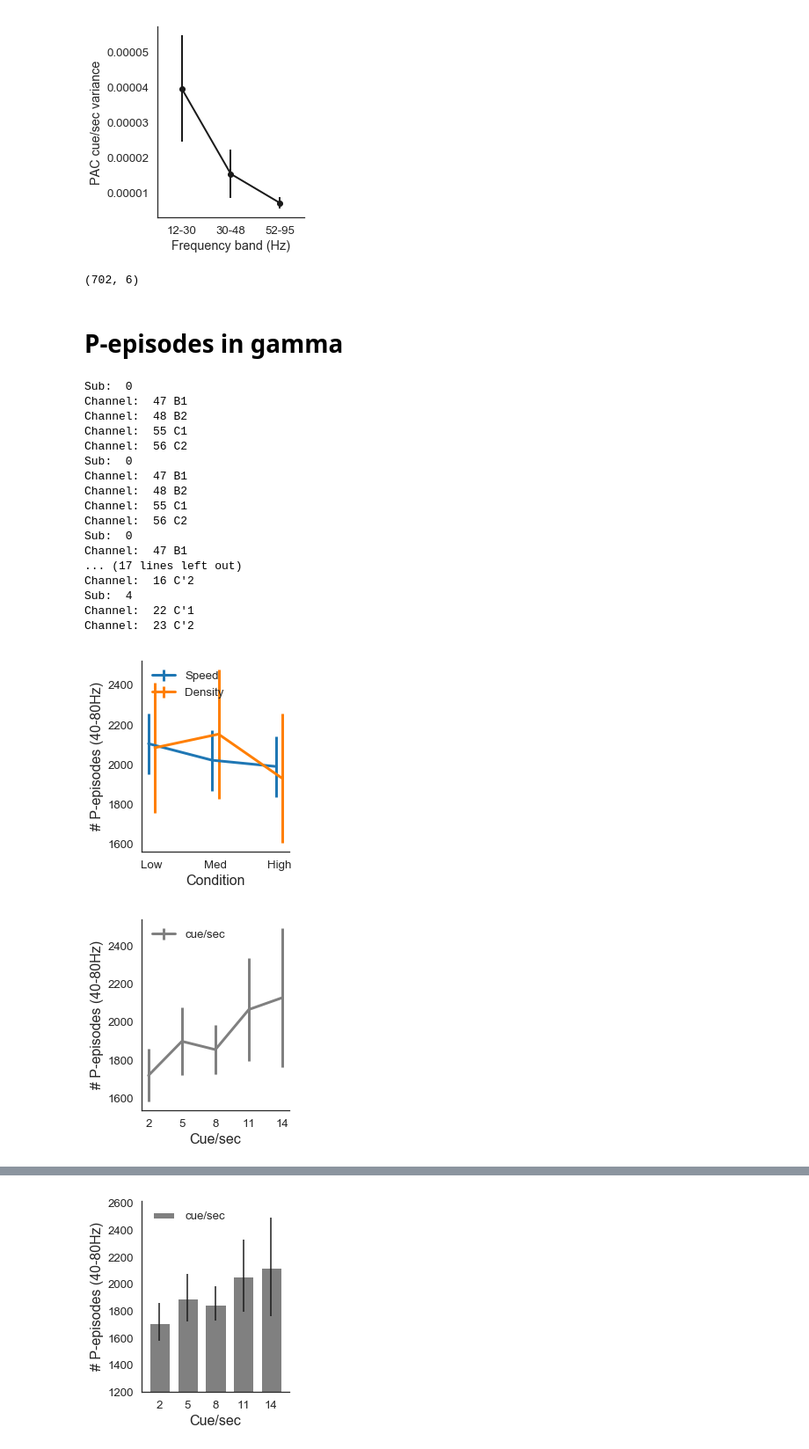
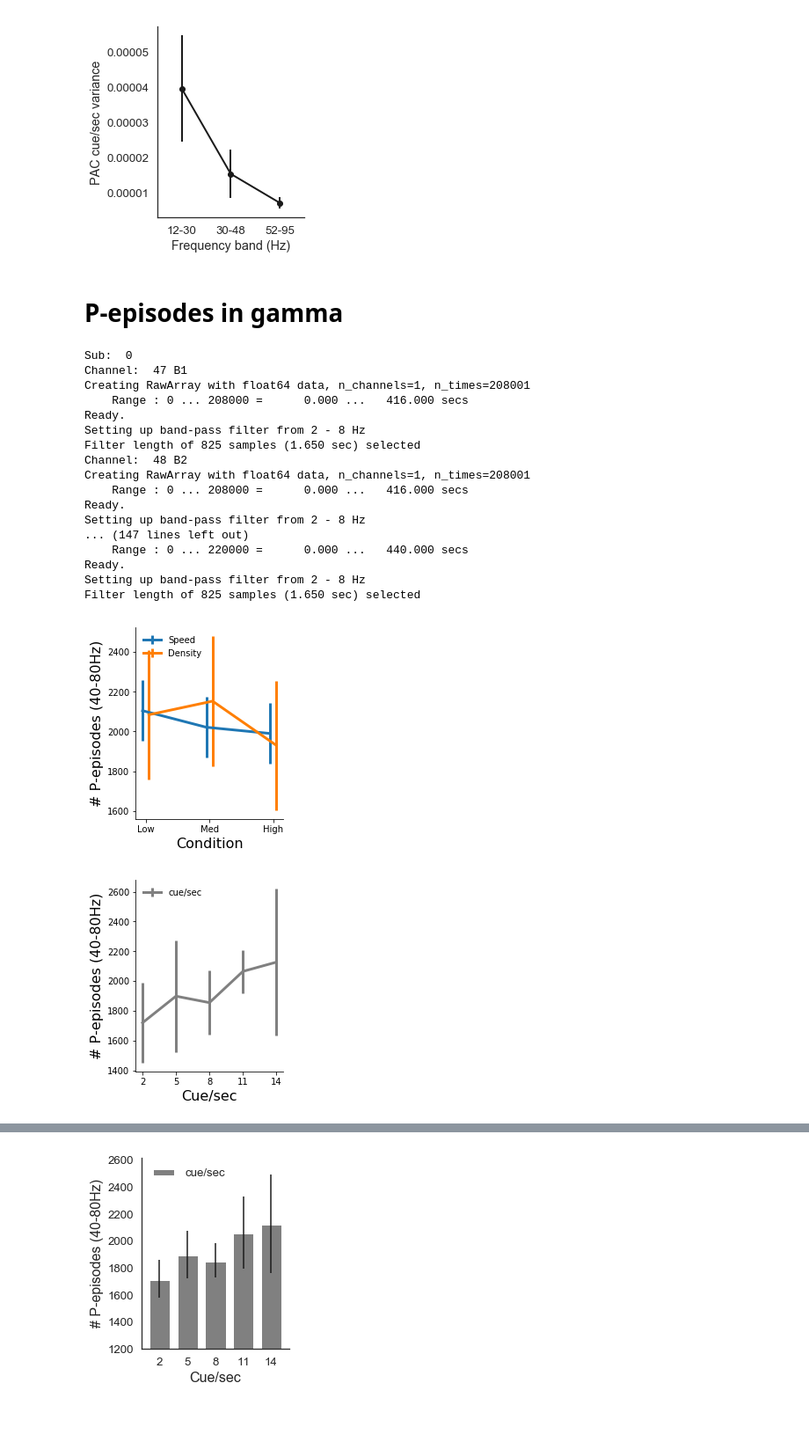
Before and after one commit to DiogoSantosPata/normaliser, a Jupyter notebook: V2_Analisys.ipynb, the cells around one changed output, grey strips where cells are left out. Shown: that part at 88% size. Saved outputs shown, nothing was run; the diff lists cells and outputs as text; code cells hidden in the pictures; blank space fills up the shorter version.

```diff
--- a/V2_Analisys.ipynb
+++ b/V2_Analisys.ipynb
@@ -998,5 +997,7 @@ plt.tight_layout()
 # %%
 ### Save the number of peaks in each PAC distribution (phase theta ,  amplitude 40-80Hz )
+peaks_pac_distance = []
+peaks_pac_count = []
 peaks_pac_dist = []
 for ii in range(len(save_amp_in_phase[3]['bs'])):
     bbss = save_amp_in_phase[3]['bs'][ii]
@@ -1005,8 +1006,12 @@ for ii in range(len(save_amp_in_phase[3]['bs'])):
     pac_dist_smooth = smooth_psd(pac_dist, sz=40, sigma=2)
     peak_pac_dist = scipy.signal.find_peaks(pac_dist_smooth)[0]
     peaks_pac_dist.append( phase_rad[peak_pac_dist] )
+    peaks_pac_count.append( peak_pac_dist.size )
+    peaks_pac_distance.append(  np.diff(peak_pac_dist[:int(peak_pac_dist.size/2)] ) )
 
 
 peaks_pac_dist = np.array(peaks_pac_dist)
+peaks_pac_count = np.array(peaks_pac_count)
+peaks_pac_distance = np.array(peaks_pac_distance)
 # %%
 # sub	density	speed	cuesec	cuesec_w	kb	n_pac_peaks
@@ -1032,0 +1054,5 @@ condition_coherence = np.array(condition_coherence)
+# %%
+n_cycles = np.median(pac_peak_count,axis=0)
+n_cycles = stats.zscore(n_cycles,axis=1)
+plt.pcolor( n_cycles )
+plt.colorbar()
@@ -1203,21 +1247,13 @@ plt.xlim(-.5,2.5)
 # %% [output]
 (-0.5, 2.5)
 [figure]
-# %%
-# df = save_log_pacs[ii]['log_pac'].groupby('sub')['kb']
-# dff_norm = (df-df.min())/(df.max()-df.min())
-# (df-df.min())/(df.max()-df.min())
-
-save_log_pacs[ii]['log_pac'].values.shape
-# %% [output]
-(702, 6)
 # %% [markdown]
 # P-episodes in gamma
 # %%
 low_amp_freq = 40
 high_amp_freq = 80
 
-
+phase_of_p_episodes = []  # save theta phase of each P-episode
 log_p_episodes = []
 for ii in ttl_info_dict:
 
@@ -1255,9 +1291,10 @@ for ii in ttl_info_dict:
 #             power_zs[power_zs>=2.] = 2
 #             power_zs[power_zs<2.] = 0
 
-
+            theta_phase = hilbert_transform_get_component(tmp_lfp, raw.info['sfreq'], 2,8, 'phase')
             percentile_95 = np.percentile(power[:,4000:-2000],95,axis=1)
 
+            tmp_phase_of_p_episodes = []
             for trial_n in range(len(trials)):
 
                 total_pepi_counts_in_this_trial = 0
@@ -1273,39 +1310,42 @@ for ii in ttl_info_dict:
                     bina_pow_conv =  np.convolve(bina_pow, np.ones((time_threshold,))/time_threshold, mode='same')
 
                     p_episode_idx = np.where( bina_pow_conv > 0 )[0]
-                    counts = np.where( np.logical_and(  p_episode_idx > trials[trial_n] , p_episode_idx < trials[trial_n]+(raw.info['sfreq']*3)   ) )[0].size
+                    list_of_P_episodes = np.where( np.logical_and(  p_episode_idx > trials[trial_n] , p_episode_idx < trials[trial_n]+(raw.info['sfreq']*3)   ) )[0]
+                    counts = list_of_P_episodes.size
                     total_pepi_counts_in_this_trial += counts
+                    tmp_phase_of_p_episodes.append(   theta_phase[list_of_P_episodes] )
 
-                cs = tmp_dd[tmp_density[trial_n]]/tmp_dur[tmp_speed[trial_n]]
+                cs = unii[trial_n]#  dd[density[trial_n]]/dur[speed[trial_n]]
                 csw = np.argmin(np.abs(cs-np.linspace(2,14,5)))
-                log_p_episodes.append( [ttl_info_dict[ii]['subject'], tmp_density[trial_n], tmp_speed[trial_n], cs, csw, total_pepi_counts_in_this_trial] )
-
+                log_p_episodes.append( [ttl_info_dict[ii]['subject'], density[trial_n], speed[trial_n], cs, csw, total_pepi_counts_in_this_trial] )
+                phase_of_p_episodes.append(  np.concatenate(tmp_phase_of_p_episodes)  )
 
 log_p_episodes = pd.DataFrame(log_p_episodes, columns=['sub','density','speed','cuesec','cuesec_w','p_epi_counts'] )
+phase_of_p_episodes = np.array(phase_of_p_episodes)
 # %% [output]
 Sub:  0
 Channel:  47 B1
+Creating RawArray with float64 data, n_channels=1, n_times=208001
+    Range : 0 ... 208000 =      0.000 ...   416.000 secs
+Ready.
+Setting up band-pass filter from 2 - 8 Hz
+Filter length of 825 samples (1.650 sec) selected
 Channel:  48 B2
-Channel:  55 C1
-Channel:  56 C2
-Sub:  0
-Channel:  47 B1
-Channel:  48 B2
-Channel:  55 C1
-Channel:  56 C2
-Sub:  0
-Channel:  47 B1
-... (17 lines left out)
-Channel:  16 C'2
-Sub:  4
-Channel:  22 C'1
-Channel:  23 C'2
+Creating RawArray with float64 data, n_channels=1, n_times=208001
+    Range : 0 ... 208000 =      0.000 ...   416.000 secs
+Ready.
+Setting up band-pass filter from 2 - 8 Hz
+... (147 lines left out)
+    Range : 0 ... 220000 =      0.000 ...   440.000 secs
+Ready.
+Setting up band-pass filter from 2 - 8 Hz
+Filter length of 825 samples (1.650 sec) selected
 # %%
 fig = plt.figure()
 ax = fig.add_subplot(111)
 fig.set_figheight(4)
 fig.set_figwidth(3)
-sns.set(font_scale=1.2, style='white')
+# sns.set(font_scale=1.2, style='white')
 
 mmm = log_p_episodes.groupby(['speed','sub']).mean()['p_epi_counts'].unstack().T.median()
 sss = log_p_episodes.groupby(['speed','sub']).mean()['p_epi_counts'].unstack().T.values.std()  #log_p_episodes.groupby(['speed','sub']).mean()['p_epi_counts'].unstack().T.std()
@@ -1325,33 +1365,35 @@ plt.xticks(range(3), ['Low','Med','High']);
 
 # plt.ylim(38.7,39.2)
 # %% [output]
-[figure, old version]
+[figure, new version]
 # %%
 fig = plt.figure()
 ax = fig.add_subplot(111)
 fig.set_figheight(4)
 fig.set_figwidth(3)
-sns.set(font_scale=1.2, style='white')
+# sns.set(font_scale=1.2, style='white')
 
 # mmm = log_p_episodes.groupby(['cuesec_w','sub']).mean()['p_epi_counts'].unstack().T.median()
 # sss = log_p_episodes.groupby(['cuesec_w','sub']).mean()['p_epi_counts'].unstack().T.values.std() #log_p_episodes.groupby(['cuesec_w','sub']).mean()['p_epi_counts'].unstack().T.std()
 
 mmm = np.median(log_p_episodes.groupby(['cuesec_w','sub']).median()['p_epi_counts'].unstack().T.values,axis=0)
-sss = stats.sem(log_p_episodes.groupby(['cuesec_w','sub']).median()['p_epi_counts'].unstack().T.values,axis=0)
+# sss = stats.sem(log_p_episodes.groupby(['cuesec_w','sub']).median()['p_epi_counts'].unstack().T.values,axis=0)
+sss = statsmodels.robust.scale.mad(log_p_episodes.groupby(['cuesec_w','sub']).median()['p_epi_counts'].unstack().T.values)
+
 
 plt.errorbar(  np.linspace(2,14,mmm.size), mmm, yerr=sss, label='cue/sec', linewidth=3, color=plo['cuesec_color'] )
 
 
 
 ax.spines['right'].set_visible(False)
 ax.spines['top'].set_visible(False)
 plt.sca(ax)
 plt.legend( frameon=False, loc='upper left')
 plt.xlabel('Cue/sec', fontsize=16)
 plt.ylabel('# P-episodes (' +str(low_amp_freq)+'-'+str(high_amp_freq)+'Hz)'     , fontsize=16)
 # plt.xticks(range(3), ['Low','Med','High']);
 # plt.xticks(np.arange(mmm.size), np.linspace(2,14,mmm.size).astype(int) );
 plt.xticks( np.linspace(2,14,mmm.size).astype(int) );
 # plt.ylim(38.7,39.2)
 # %% [output]
-[figure, old version]
+[figure, new version]
```
Also changed, not shown: parts of 19 cells of this notebook.
